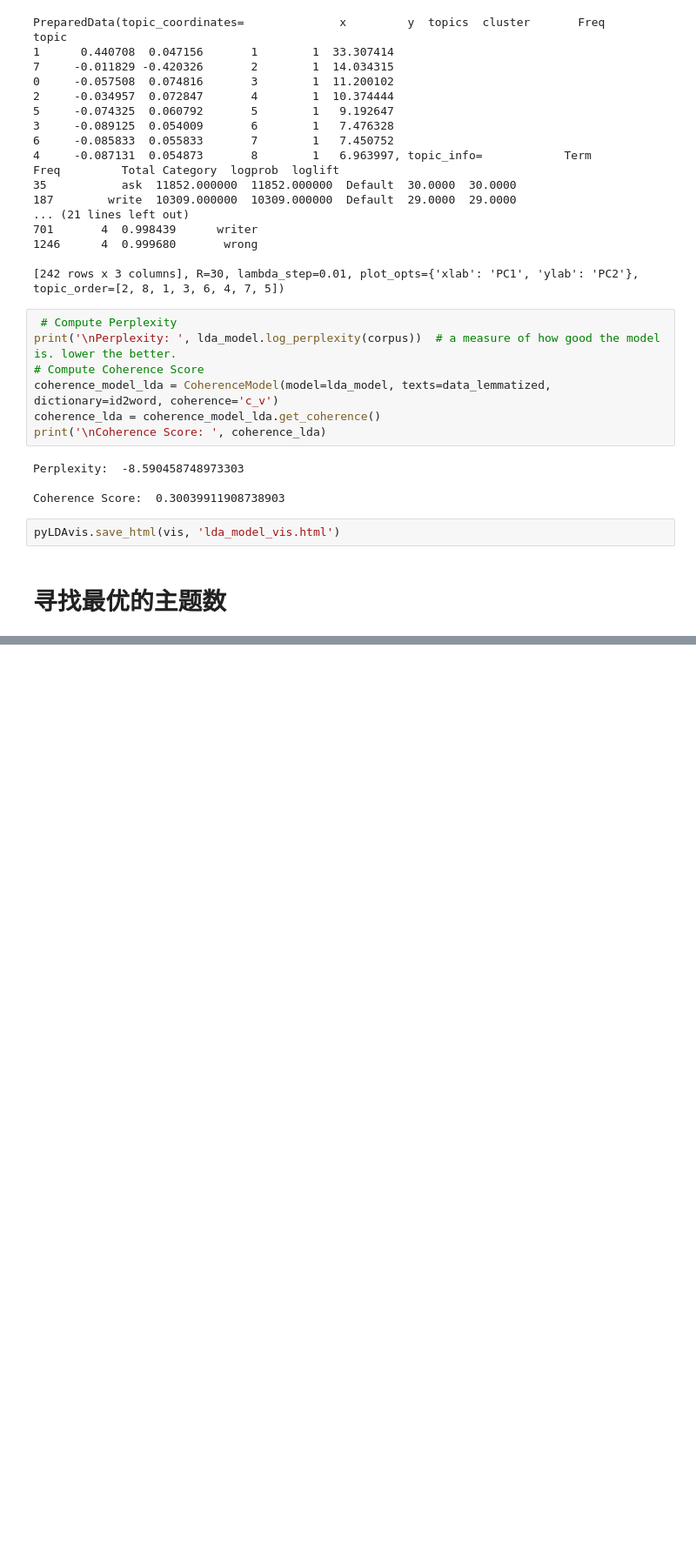
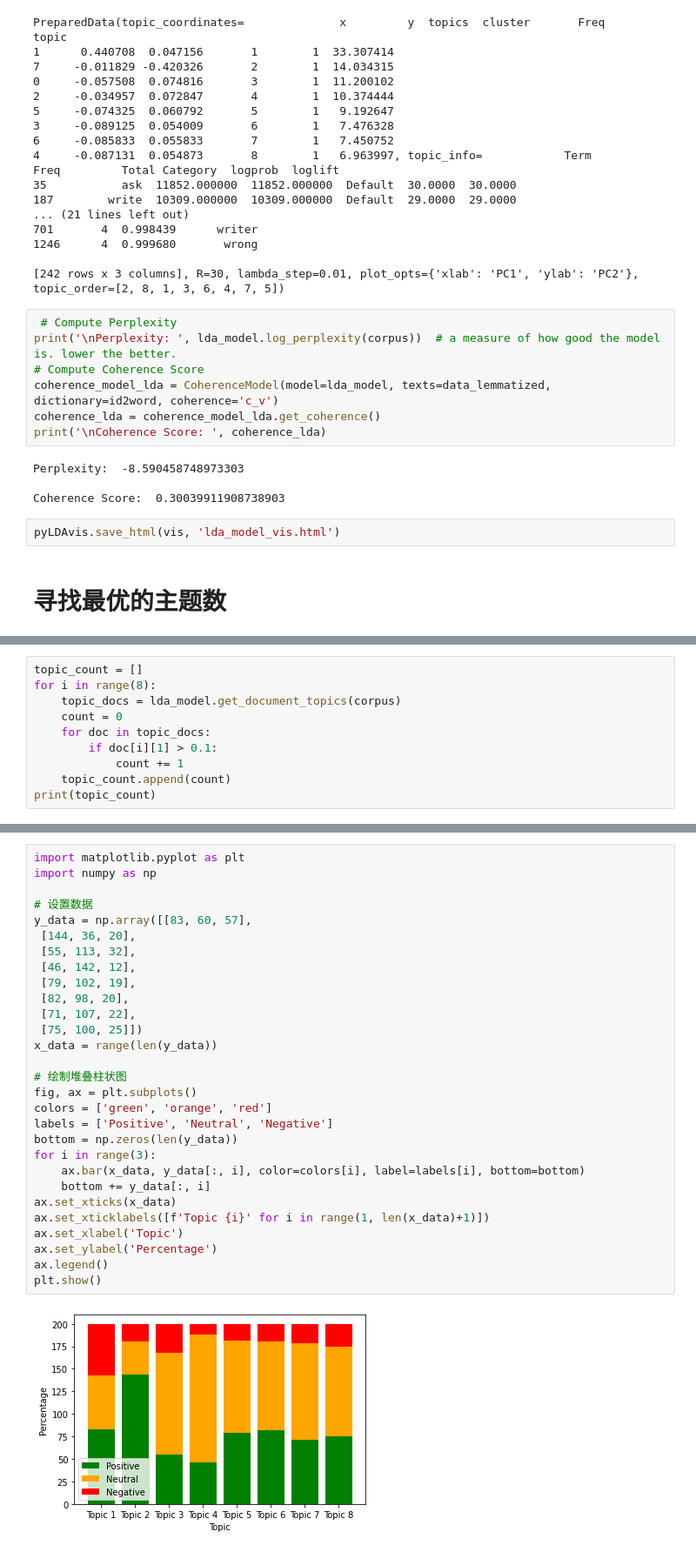
Before and after one commit to 313chengpeng/Analysis-of-tweets-about-chatgpt, a Jupyter notebook: 主题建模.ipynb, the cells around one changed output, grey strips where cells are left out. Shown at 87% size. Cells and saved outputs as stored; diff of their text form; blank space fills up the shorter version.

```diff
--- a/主题建模.ipynb
+++ b/主题建模.ipynb
@@ -382,0 +450,10 @@ plt.show()
+# %%
+topic_count = []
+for i in range(8):
+    topic_docs = lda_model.get_document_topics(corpus)
+    count = 0
+    for doc in topic_docs:
+        if doc[i][1] > 0.1:
+            count += 1
+    topic_count.append(count)
+print(topic_count)
@@ -382,0 +532,31 @@ plt.show()
+# %%
+import matplotlib.pyplot as plt
+import numpy as np
+
+# 设置数据
+y_data = np.array([[83, 60, 57],
+ [144, 36, 20],
+ [55, 113, 32],
+ [46, 142, 12],
+ [79, 102, 19],
+ [82, 98, 20],
+ [71, 107, 22],
+ [75, 100, 25]])
+x_data = range(len(y_data))
+
+# 绘制堆叠柱状图
+fig, ax = plt.subplots()
+colors = ['green', 'orange', 'red']
+labels = ['Positive', 'Neutral', 'Negative']
+bottom = np.zeros(len(y_data))
+for i in range(3):
+    ax.bar(x_data, y_data[:, i], color=colors[i], label=labels[i], bottom=bottom)
+    bottom += y_data[:, i]
+ax.set_xticks(x_data)
+ax.set_xticklabels([f'Topic {i}' for i in range(1, len(x_data)+1)])
+ax.set_xlabel('Topic')
+ax.set_ylabel('Percentage')
+ax.legend()
+plt.show()
+# %% [output]
+[figure, added]
```
Also changed, not shown: parts of 16 cells of this notebook.
